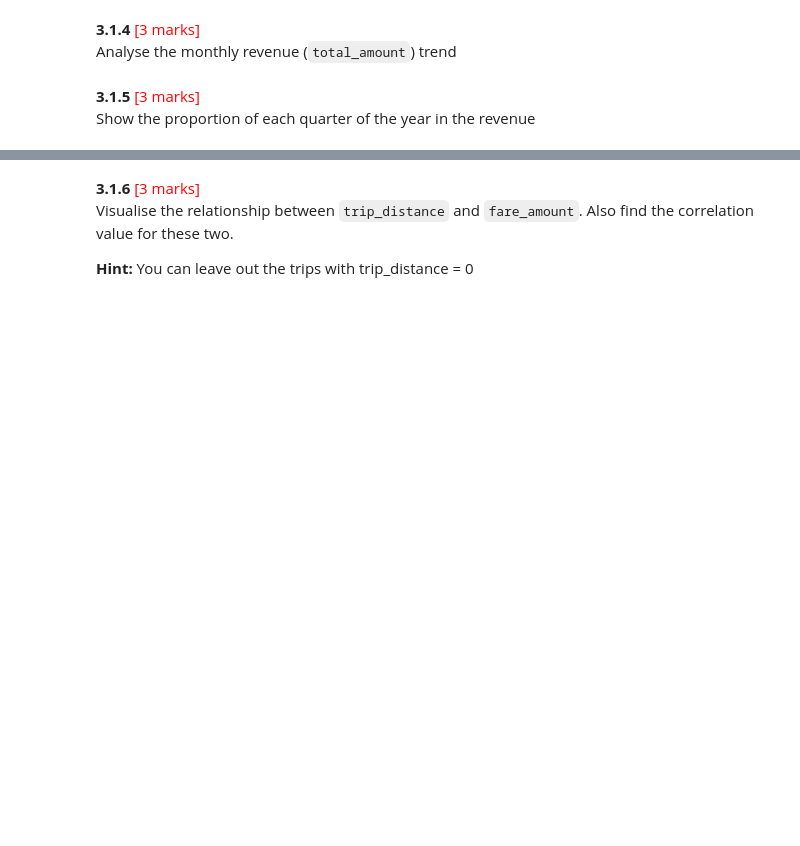
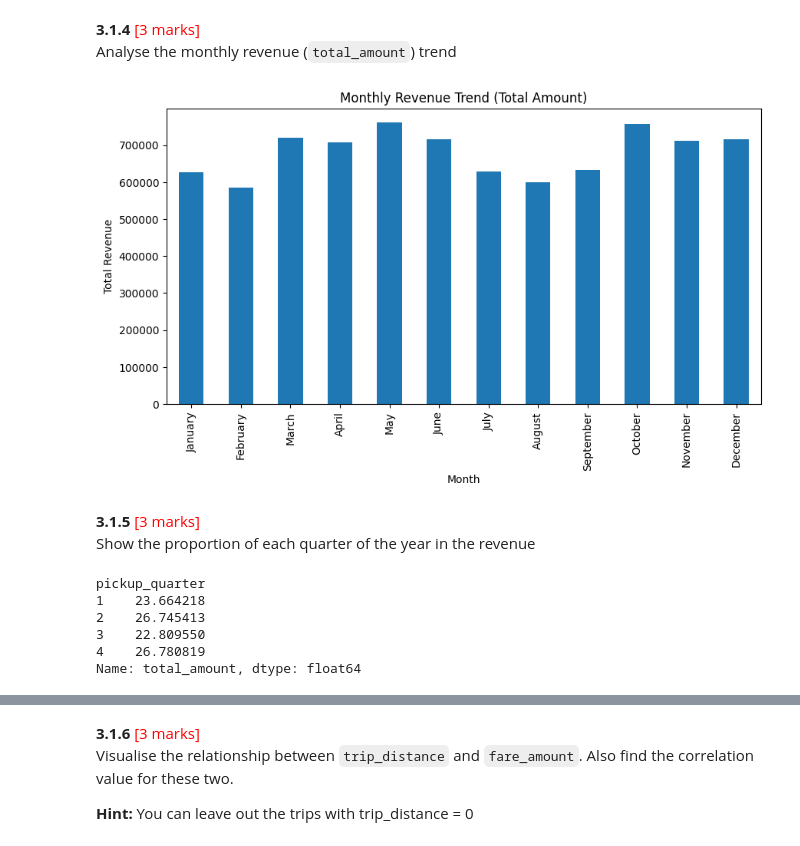
Before and after one commit to roopa1099/All_In_One, a Jupyter notebook: concept_learning/Python/EDA_Assg_NYC_Taxi_Starter_Roopa_Ravindranath.ipynb, the cells around one changed output, grey strips where cells are left out. Cells and saved outputs as stored; diff of their text form; code cells hidden in the pictures; blank space fills up the shorter version.

```diff
--- a/concept_learning/Python/EDA_Assg_NYC_Taxi_Starter_Roopa_Ravindranath.ipynb
+++ b/concept_learning/Python/EDA_Assg_NYC_Taxi_Starter_Roopa_Ravindranath.ipynb
@@ -469,3 +1064,5 @@ Filter out the zero values from the above columns.
 **Note:** The distance might be 0 in cases where pickup and drop is in the same zone. Do you think it is suitable to drop such cases of zero distance?
 # %%
 # Create a df with non zero entries for the selected parameters.
+df_filtered = df[(df["fare_amount"] > 0) & (df["total_amount"] > 0) & (df["trip_distance"] > 0)]
+df_filtered
@@ -477,3 +1086,21 @@ Analyse the monthly revenue (`total_amount`) trend
+# %%
+# Group data by month and analyse monthly revenue
+
+df_filtered = df_filtered.copy()
+df_filtered["pickup_month"] = df_filtered["tpep_pickup_datetime"].dt.month_name()
+monthly_revenue = df_filtered.groupby("pickup_month")["total_amount"].sum()
+
+month_order = ["January","February","March","April","May","June","July","August","September","October","November","December"]
+monthly_revenue = monthly_revenue.reindex(month_order)
+
+plt.figure(figsize=(10,5))
+monthly_revenue.plot(kind="bar")
+plt.title("Monthly Revenue Trend (Total Amount)")
+plt.xlabel("Month")
+plt.ylabel("Total Revenue")
+plt.show()
+# %% [output]
+[figure, added]
 # %% [markdown]
 **3.1.5** <font color = red>[3 marks]</font> <br>
 Show the proportion of each quarter of the year in the revenue
@@ -481,0 +1107,18 @@ Show the proportion of each quarter of the year in the revenue
+# %%
+# Calculate proportion of each quarter
+
+df_filtered = df_filtered.copy()
+df_filtered["pickup_quarter"] = df_filtered["tpep_pickup_datetime"].dt.quarter
+
+quarter_revenue = df_filtered.groupby("pickup_quarter")["total_amount"].sum().sort_index()
+quarter_prop = quarter_revenue / quarter_revenue.sum()
+quarter_pct = quarter_prop * 100
+
+quarter_pct
+# %% [output]
+pickup_quarter
+1    23.664218
+2    26.745413
+3    22.809550
+4    26.780819
+Name: total_amount, dtype: float64
```
Also changed, not shown: parts of 148 cells of this notebook, 18 other files.
